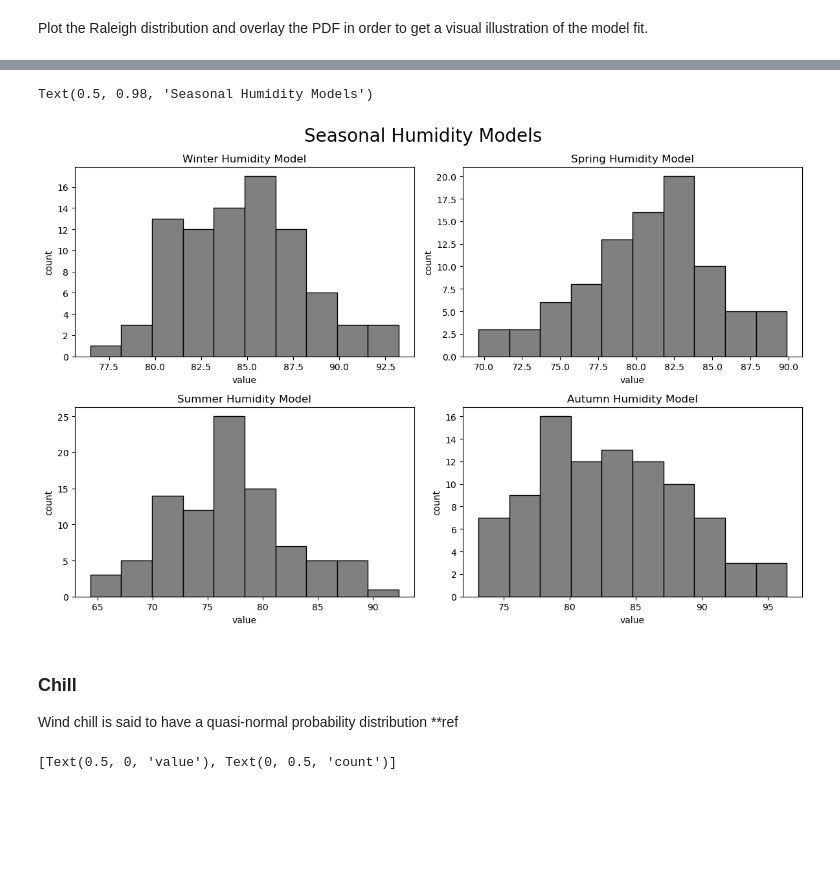
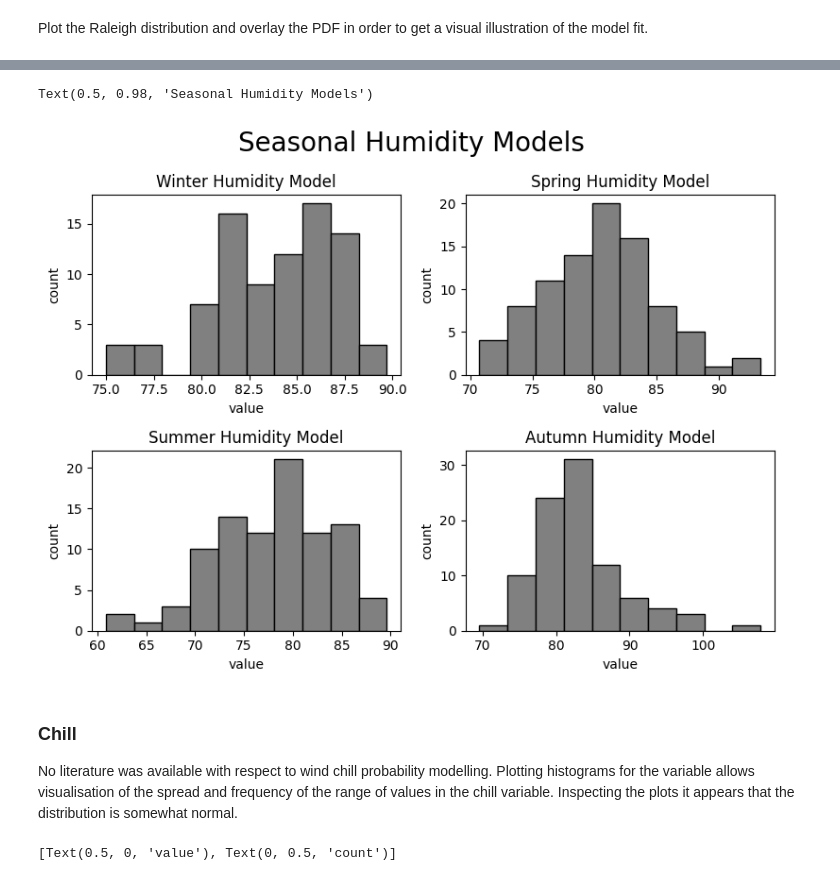
Before and after one commit to humphs078/ProgrammingforDataAnalysisAssignment_1, a Jupyter notebook: submission_notebook.ipynb, the cells around one changed output, grey strips where cells are left out. Cells and saved outputs as stored; diff of their text form; code cells hidden in the pictures; blank space fills up the shorter version.

Commit message:
Tidy up notebook. Fit and model gust speed, humidity and chill variables.

```diff
--- a/submission_notebook.ipynb
+++ b/submission_notebook.ipynb
@@ -699,28 +666,38 @@ axe[1, 1].grid()
+# %%
+from scipy.stats import gumbel_l
+
+# seeding so the data doesn't change on run of code
+np.random.seed(seed=233423)
+
+winter_humidity_model = gumbel_l.rvs(85.66341062368984, 2.737922584354145, size = winter_rows)
+spring_humidity_model = gamma.rvs(862.9329696196596, -58.94536431506131, 0.16138592797931123, size = spring_rows)
+summer_humidity_model = weibull_min.rvs(5.250976141121197, 50.52367554222906, 29.23180589691651, size = summer_rows)
+autumn_humidity_model = gumbel_r.rvs(80.03562176522694, 5.223133901010559, size = autumn_rows)
 # %%
 # seeding so the random numbers generated don't change when code is run, for demonstrative purposes
 seed = np.random.seed(4)
 
 fig, axis = plt.subplots(2, 2)
-axis[0, 0].hist(winter_normal_humidity, color = 'grey', edgecolor = 'black', bins=10)
+axis[0, 0].hist(winter_humidity_model, color = 'grey', edgecolor = 'black', bins=10)
 axis[0, 0].set_title("Winter Humidity Model")
 axis[0, 0].set(xlabel='value', ylabel='count')
-axis[0, 1].hist(spring_normal_humidity, color = 'grey', edgecolor = 'black', bins=10)
+axis[0, 1].hist(spring_humidity_model, color = 'grey', edgecolor = 'black', bins=10)
 axis[0, 1].set_title("Spring Humidity Model")
 axis[0, 1].set(xlabel='value', ylabel='count')
-axis[1, 0].hist(summer_normal_humidity, color = 'grey', edgecolor = 'black', bins=10)
+axis[1, 0].hist(summer_humidity_model, color = 'grey', edgecolor = 'black', bins=10)
 axis[1, 0].set_title("Summer Humidity Model")
 axis[1, 0].set(xlabel='value', ylabel='count')
-axis[1, 1].hist(autumn_normal_humidity, color = 'grey', edgecolor = 'black', bins=10)
+axis[1, 1].hist(autumn_humidity_model, color = 'grey', edgecolor = 'black', bins=10)
 axis[1, 1].set_title("Autumn Humidity Model")
 axis[1, 1].set(xlabel='value', ylabel='count')
 plt.suptitle('Seasonal Humidity Models', fontsize = 20)
 # %% [output]
 Text(0.5, 0.98, 'Seasonal Humidity Models')
-[figure, old version]
+[figure, new version]
-# %% [markdown]
-### Chill <a id="chill"></a>
-
-Wind chill is said to have a quasi-normal probability distribution  **ref
+# %% [markdown]
+### Chill <a id="chill"></a>
+
+No literature was available with respect to wind chill probability modelling. Plotting histograms for the variable allows visualisation of the spread and frequency of the range of values in the chill variable. Inspecting the plots it appears that the distribution is somewhat normal.
 # %%
 plt.rcParams["figure.figsize"] = [16, 4]
 plt.rcParams["figure.autolayout"] = True
```
Also changed, not shown: parts of 51 cells of this notebook.
